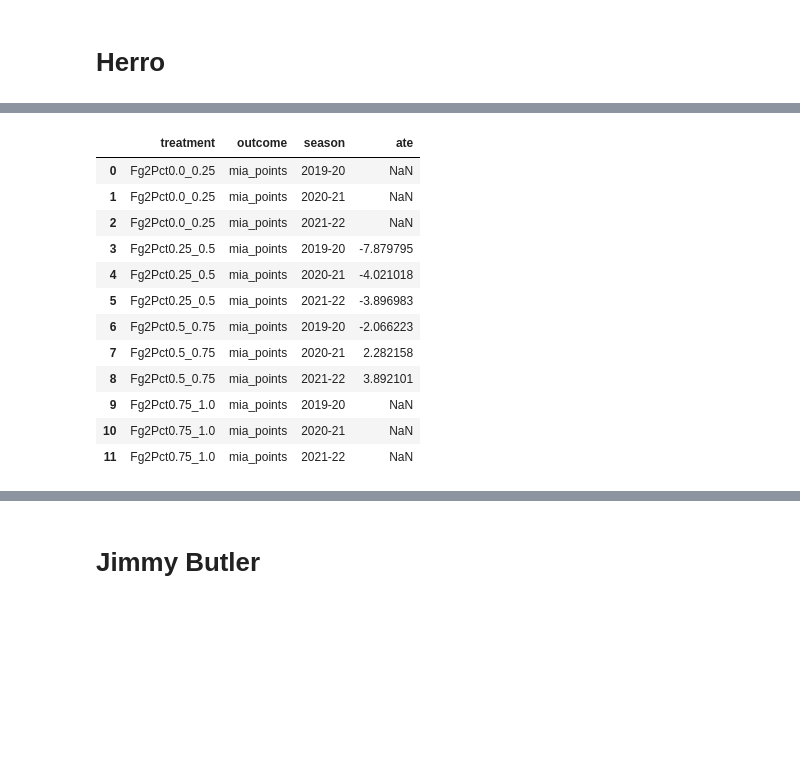
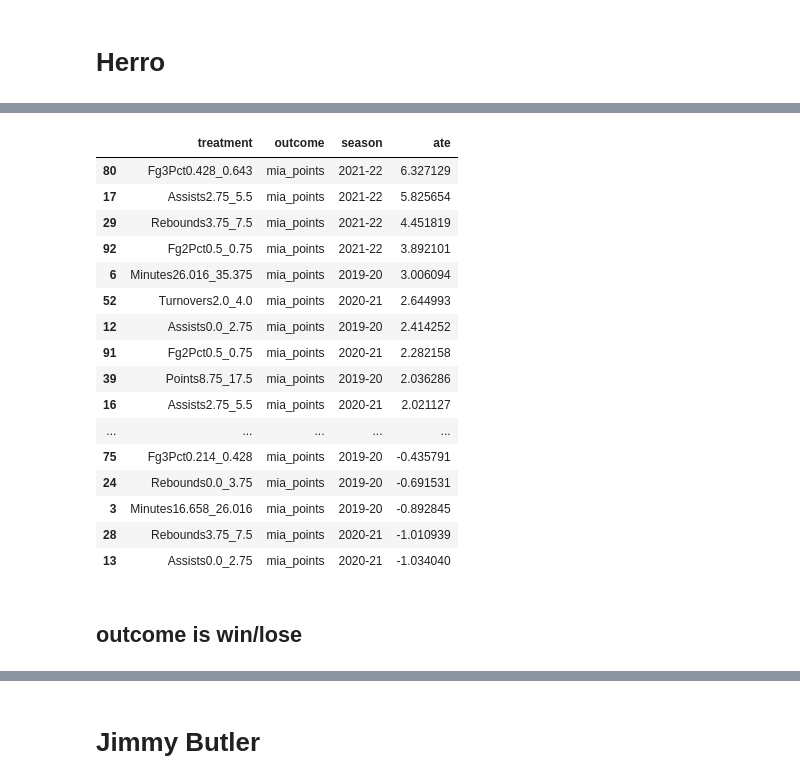
Before and after one commit to JayLi2018/CausalColabRepo, a Jupyter notebook: dowhy.ipynb, the cells around one changed output, grey strips where cells are left out. Cells and saved outputs as stored; diff of their text form; code cells hidden in the pictures; blank space fills up the shorter version.

```diff
--- a/dowhy.ipynb
+++ b/dowhy.ipynb
@@ -35,11 +35,12 @@ def filter_skewed(treatment_cols, seasons, df):
             one_season = df[df['season'] == s]
             treated = len(one_season[one_season[t] == 1])
             untreated = len(one_season[one_season[t] == 0])
-            th = treated/(treated + untreated)
-            if (th < 0.3):
+            th_treated = treated/(treated + untreated)
+            th_untreated = untreated/(treated + untreated)
+            if (th_treated >= 0.3) and (th_untreated >= 0.3):
+                tmp.append(1)
+            else:
                 tmp.append(None)
-            else:
-                tmp.append(th)
         print(tmp)
         values.append(tmp)
     return dict(zip(treatment_cols, values))
@@ -396,16 +290,26 @@ estimate_df_fg3_mia_points
-# %%
-estimate_df_fg2_mia_points
-# %% [output]
-|  | treatment | outcome | season | ate |
-| 0 | Fg2Pct0.0_0.25 | mia_points | 2019-20 | NaN |
-| 1 | Fg2Pct0.0_0.25 | mia_points | 2020-21 | NaN |
-| 2 | Fg2Pct0.0_0.25 | mia_points | 2021-22 | NaN |
-| 3 | Fg2Pct0.25_0.5 | mia_points | 2019-20 | -7.879795 |
-| 4 | Fg2Pct0.25_0.5 | mia_points | 2020-21 | -4.021018 |
-| 5 | Fg2Pct0.25_0.5 | mia_points | 2021-22 | -3.896983 |
-| 6 | Fg2Pct0.5_0.75 | mia_points | 2019-20 | -2.066223 |
-| 7 | Fg2Pct0.5_0.75 | mia_points | 2020-21 | 2.282158 |
-| 8 | Fg2Pct0.5_0.75 | mia_points | 2021-22 | 3.892101 |
-| 9 | Fg2Pct0.75_1.0 | mia_points | 2019-20 | NaN |
-| 10 | Fg2Pct0.75_1.0 | mia_points | 2020-21 | NaN |
-| 11 | Fg2Pct0.75_1.0 | mia_points | 2021-22 | NaN |
+# %%
+estimate_mia_points = pd.concat([estimate_df_minutes_mia_points, estimate_df_assists_mia_points, estimate_df_rebounds_mia_points,
+                 estimate_df_points_mia_points, estimate_df_turnovers_mia_points, estimate_df_fouls_mia_points,
+                 estimate_df_fg3_mia_points, estimate_df_fg2_mia_points], ignore_index=True)
+# %%
+estimate_mia_points.sort_values(by=['ate'], ascending=False).head(20)
+# %% [output]
+|  | treatment | outcome | season | ate |
+| 80 | Fg3Pct0.428_0.643 | mia_points | 2021-22 | 6.327129 |
+| 17 | Assists2.75_5.5 | mia_points | 2021-22 | 5.825654 |
+| 29 | Rebounds3.75_7.5 | mia_points | 2021-22 | 4.451819 |
+| 92 | Fg2Pct0.5_0.75 | mia_points | 2021-22 | 3.892101 |
+| 6 | Minutes26.016_35.375 | mia_points | 2019-20 | 3.006094 |
+| 52 | Turnovers2.0_4.0 | mia_points | 2020-21 | 2.644993 |
+| 12 | Assists0.0_2.75 | mia_points | 2019-20 | 2.414252 |
+| 91 | Fg2Pct0.5_0.75 | mia_points | 2020-21 | 2.282158 |
+| 39 | Points8.75_17.5 | mia_points | 2019-20 | 2.036286 |
+| 16 | Assists2.75_5.5 | mia_points | 2020-21 | 2.021127 |
+| ... | ... | ... | ... | ... |
+| 75 | Fg3Pct0.214_0.428 | mia_points | 2019-20 | -0.435791 |
+| 24 | Rebounds0.0_3.75 | mia_points | 2019-20 | -0.691531 |
+| 3 | Minutes16.658_26.016 | mia_points | 2019-20 | -0.892845 |
+| 28 | Rebounds3.75_7.5 | mia_points | 2020-21 | -1.010939 |
+| 13 | Assists0.0_2.75 | mia_points | 2020-21 | -1.034040 |
+# %% [markdown]
+## outcome is win/lose
```
Also changed, not shown: parts of 31 cells of this notebook.
